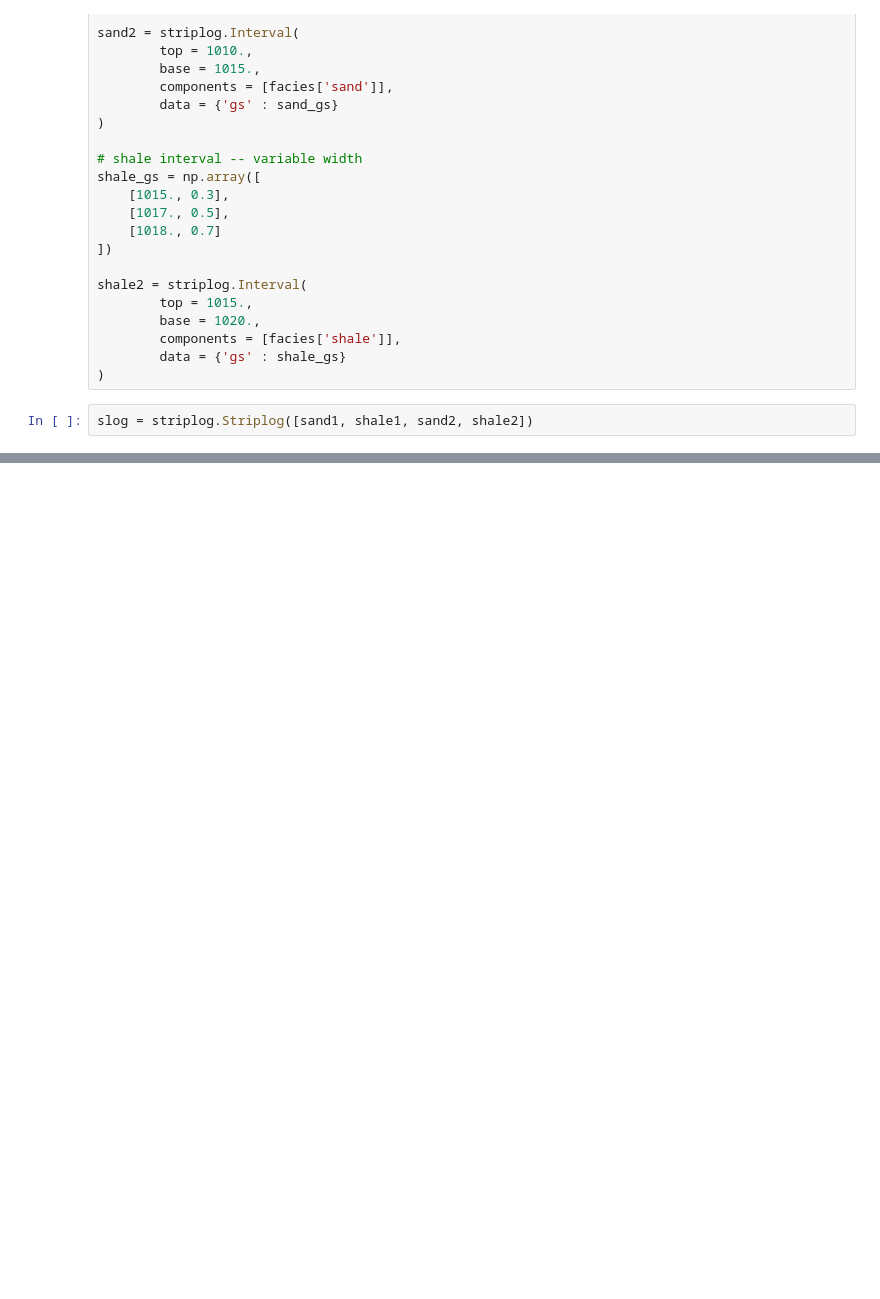
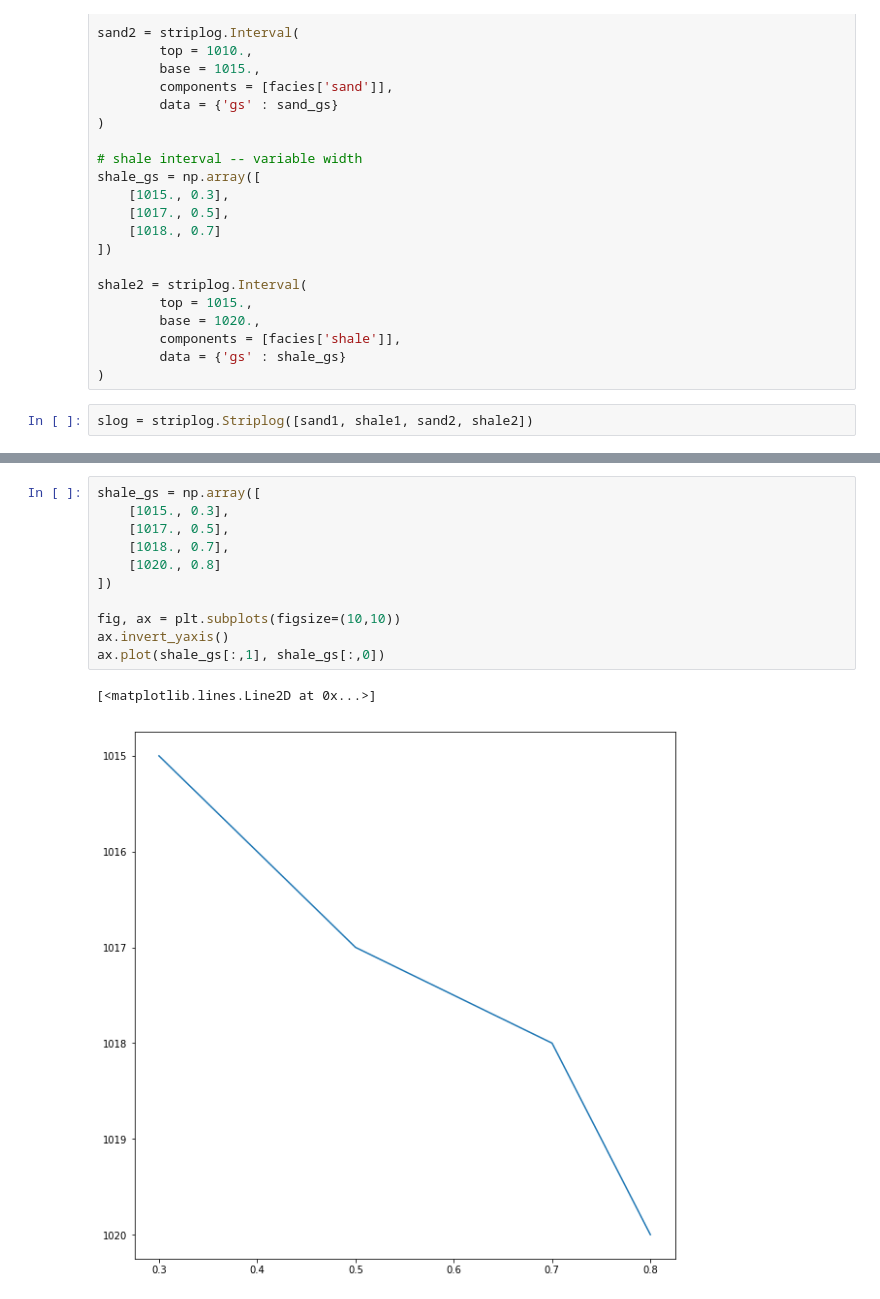
Before and after one commit to rgmyr/striplog, a Jupyter notebook: tutorial/test_polygon.ipynb, the cells around one changed output, grey strips where cells are left out. Saved outputs shown, nothing was run; the diff lists cells and outputs as text; blank space fills up the shorter version.

```diff
--- a/tutorial/test_polygon.ipynb
+++ b/tutorial/test_polygon.ipynb
@@ -78,0 +81,14 @@ ax = slog.plot(field='gs', ax=ax, legend=legend)
+# %%
+shale_gs = np.array([
+    [1015., 0.3],
+    [1017., 0.5],
+    [1018., 0.7],
+    [1020., 0.8]
+])
+
+fig, ax = plt.subplots(figsize=(10,10))
+ax.invert_yaxis()
+ax.plot(shale_gs[:,1], shale_gs[:,0])
+# %% [output]
+[<matplotlib.lines.Line2D at 0x...>]
+[figure, added]
```
Also changed, not shown: parts of 4 cells of this notebook, 3 other files.
